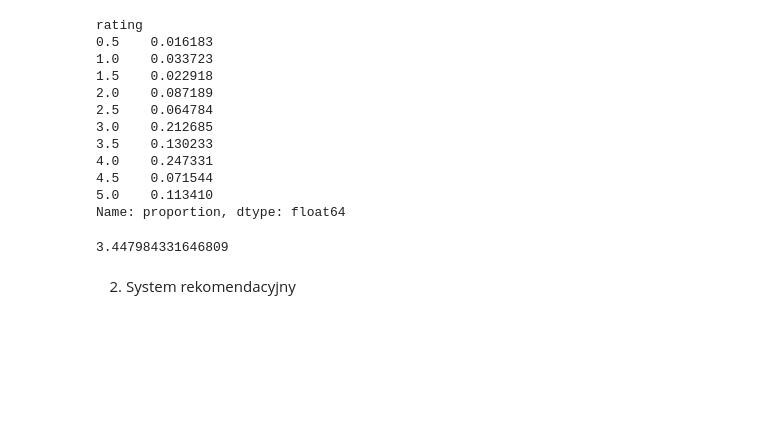
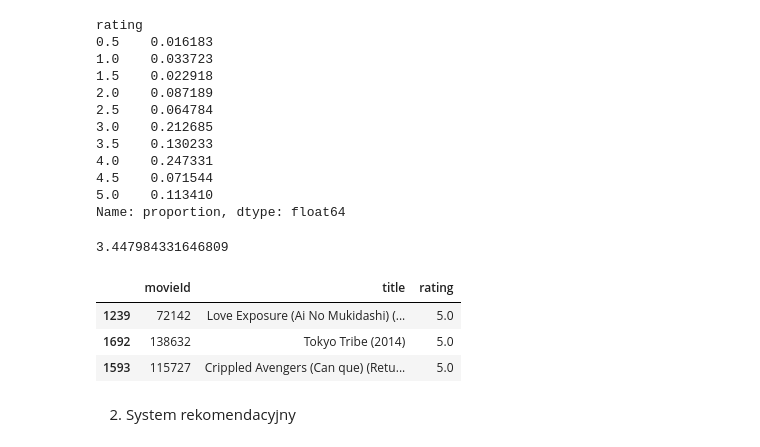
Before and after one commit to Julita257/UMwF, a Jupyter notebook: Case_2.ipynb, the cells around one changed output. Cells and saved outputs as stored; diff of their text form; code cells hidden in the pictures; blank space fills up the shorter version.

```diff
--- a/Case_2.ipynb
+++ b/Case_2.ipynb
@@ -113,6 +107,16 @@ AVG_score_action = action_movies['rating'].mean()
 AVG_score_action
 # %% [output]
 3.447984331646809
+# %%
+average_ratings = action_movies.groupby(['movieId', 'title'])['rating'].mean().reset_index()
+sorted_movies = average_ratings.sort_values(by='rating', ascending=False)
+top_three_action_movies = sorted_movies.head(3)
+top_three_action_movies
+# %% [output]
+|  | movieId | title | rating |
+| 1239 | 72142 | Love Exposure (Ai No Mukidashi) (... | 5.0 |
+| 1692 | 138632 | Tokyo Tribe (2014) | 5.0 |
+| 1593 | 115727 | Crippled Avengers (Can que) (Retu... | 5.0 |
 # %% [markdown]
 2. System rekomendacyjny
 # %%
```
Also changed, not shown: parts of 12 cells of this notebook.
